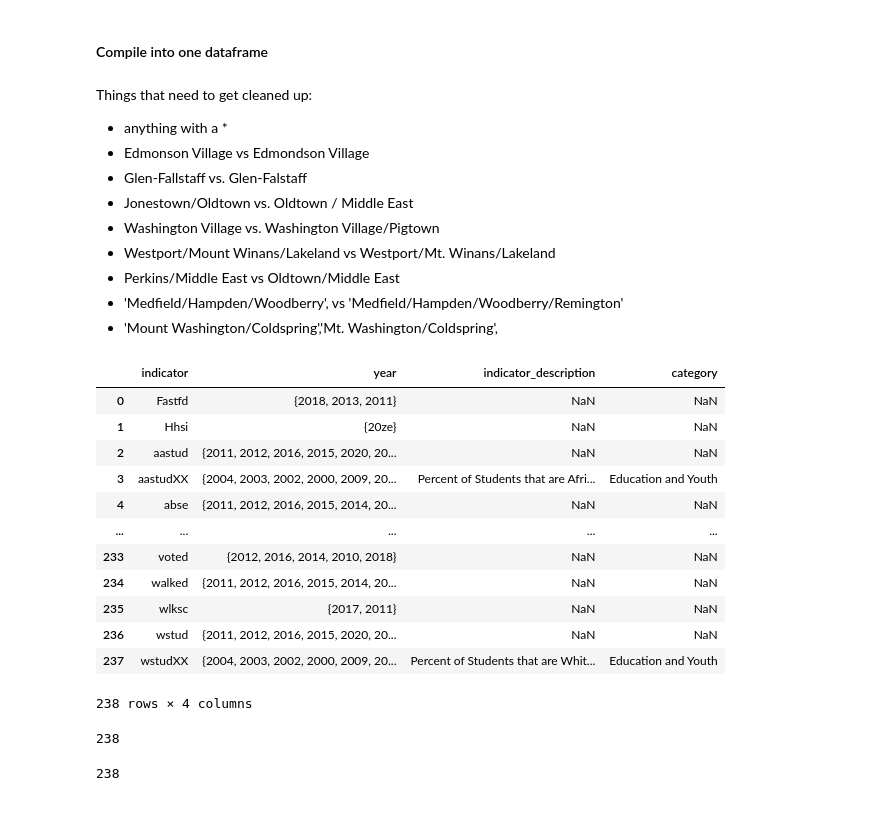
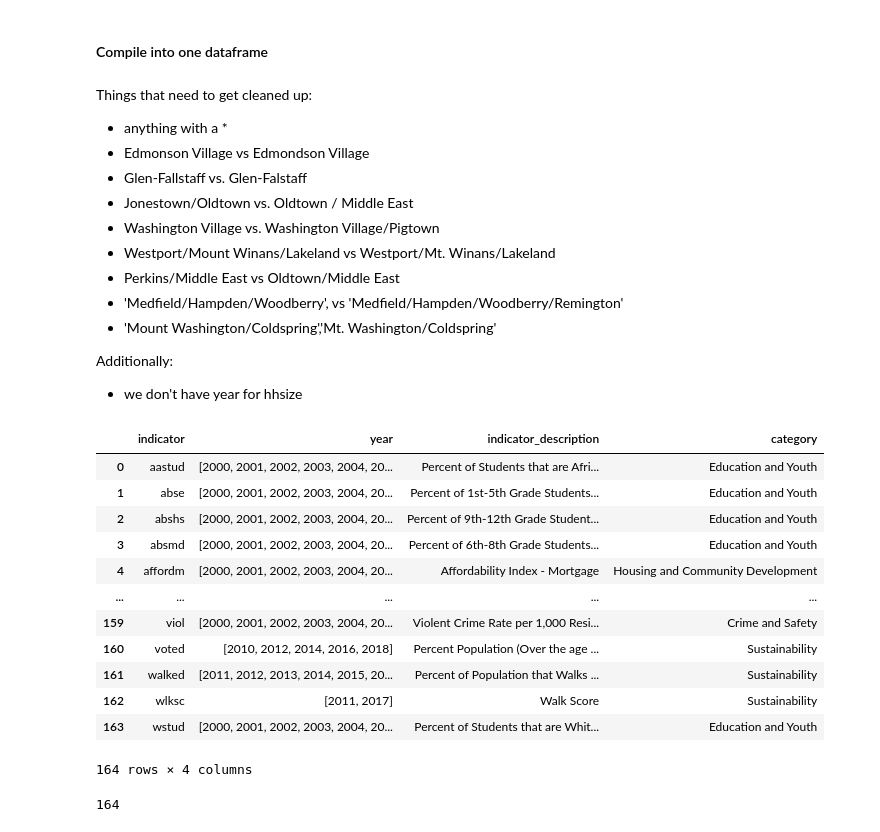
Before and after one commit to ejf78/cdc_vitalsigns, a Jupyter notebook: Vital Signs Analysis.ipynb, the cells around one changed output. Saved outputs shown, nothing was run; the diff lists cells and outputs as text; code cells hidden in the pictures.

```diff
--- a/Vital Signs Analysis.ipynb
+++ b/Vital Signs Analysis.ipynb
@@ -85,6 +87,8 @@ hvs = historic_indicators.melt(id_vars = ["CSA", "indicator", "indicator_categor
                         var_name = "year")
 # drop indicator category (will add it later so that it's uniform)
 hvs = hvs.drop(["indicator_category"], axis = 1)
+# remove the XX's from the indicator names
+hvs["indicator"] = hvs.indicator.str.replace("XX","")
 # %% [markdown]
 #### Clean data from 2010 onward
 # %%
@@ -116,7 +120,7 @@ mvs_df_2 = mvs2.melt(id_vars = index_cols,
 # msv3
 objectid_cols = [col for col in mvs3.columns if "OBJECTID" in col]
 mvs3 = mvs3.drop(objectid_cols, axis = 1)
-mvs3 = mvs3.drop(['Shape__Area', 'Shape__Length', "geometry"], axis = 1)
+mvs3 = mvs3.drop(['Shape__Area', 'Shape__Length', "geometry","CSA2010_1"], axis = 1)  # one off issue: drop "CSA2010_1" column
 mvs_df_3 = mvs3.melt(id_vars = index_cols,
                      var_name = "year-indicator",
                      value_name = "value")
@@ -174,6 +178,8 @@ vs["CSA"] = vs.CSA.str.replace("Edmonson","Edmondson", regex = False)
 vs["CSA"] = vs.CSA.str.replace("Falstaff","Fallstaff", regex = False) # really not sure which is right, but BNIA uses Fallstaff in modern communications
 vs["CSA"] = vs.CSA.str.replace("Mt. Washington","Mount Washington", regex = False)
 vs["CSA"] = vs.CSA.str.replace("Mt. Winans","Mount Winans", regex = False)
+# make indicator lowercase (for uniformity)
+vs["indicator"] = vs.indicator.str.lower()
 # %% [markdown]
 Things that need to get cleaned up:
 - anything with a *
@@ -184,44 +190,52 @@ Things that need to get cleaned up:
 - Westport/Mount Winans/Lakeland vs Westport/Mt. Winans/Lakeland
 - Perkins/Middle East vs Oldtown/Middle East
 - 'Medfield/Hampden/Woodberry', vs 'Medfield/Hampden/Woodberry/Remington'
--  'Mount Washington/Coldspring','Mt. Washington/Coldspring',
+-  'Mount Washington/Coldspring','Mt. Washington/Coldspring'
+
+Additionally:
+- we don't have year for hhsize
+# %%
+# one-off issue: hhsize API returns a dataframe that does not include year, so we need to do some correcting
+# rename the indicator
+vs["indicator"]  = vs.indicator.replace("hhsi","hhsize")
+# replace the year value with unknown
+vs["year"] = vs.year.replace("20ze","uknown")
 # %%
 # export for posterity
 vs.to_csv("full_vital_signs.csv", index = False)
 # %%
-# create an info dataframe of indicator, years available, description, and category
-info = vs[["indicator","year"]].groupby(["indicator"])["year"].apply(set).reset_index()
+## create an info dataframe of indicator, years available, description, and category
+# function for a sorted set
+def sort_set(series):
+  x = set(series)
+  return sorted(x)
+
+# get dataframe of indicators and years available for each (sorted)
+info = vs[["indicator","year"]].groupby(["indicator"])["year"].apply(sort_set).reset_index()
 # grab the info from the api DF
-indicator_desc = api_df.rename(columns = {"Indicator":"indicator_description","ShortName":"indicator","Section":"category"})[["indicator_description","indicator","category"]]
+indicator_desc = api_df.rename(columns = {"Indicator":"indicator_description","shortname_noX":"indicator","Section":"category"})[["indicator_description","indicator","category"]]
 info = info.merge(indicator_desc, how = "left")
 info
 # %% [output]
 |  | indicator | year | indicator_description | category |
-| 0 | Fastfd | {2018, 2013, 2011} | NaN | NaN |
-| 1 | Hhsi | {20ze} | NaN | NaN |
-| 2 | aastud | {2011, 2012, 2016, 2015, 2020, 20... | NaN | NaN |
-| 3 | aastudXX | {2004, 2003, 2002, 2000, 2009, 20... | Percent of Students that are Afri... | Education and Youth |
-| 4 | abse | {2011, 2012, 2016, 2015, 2014, 20... | NaN | NaN |
+| 0 | aastud | [2000, 2001, 2002, 2003, 2004, 20... | Percent of Students that are Afri... | Education and Youth |
+| 1 | abse | [2000, 2001, 2002, 2003, 2004, 20... | Percent of 1st-5th Grade Students... | Education and Youth |
+| 2 | abshs | [2000, 2001, 2002, 2003, 2004, 20... | Percent of 9th-12th Grade Student... | Education and Youth |
+| 3 | absmd | [2000, 2001, 2002, 2003, 2004, 20... | Percent of 6th-8th Grade Students... | Education and Youth |
+| 4 | affordm | [2000, 2001, 2002, 2003, 2004, 20... | Affordability Index - Mortgage | Housing and Community Development |
 | ... | ... | ... | ... | ... |
-| 233 | voted | {2012, 2016, 2014, 2010, 2018} | NaN | NaN |
-| 234 | walked | {2011, 2012, 2016, 2015, 2014, 20... | NaN | NaN |
-| 235 | wlksc | {2017, 2011} | NaN | NaN |
-| 236 | wstud | {2011, 2012, 2016, 2015, 2020, 20... | NaN | NaN |
-| 237 | wstudXX | {2004, 2003, 2002, 2000, 2009, 20... | Percent of Students that are Whit... | Education and Youth |
+| 159 | viol | [2000, 2001, 2002, 2003, 2004, 20... | Violent Crime Rate per 1,000 Resi... | Crime and Safety |
+| 160 | voted | [2010, 2012, 2014, 2016, 2018] | Percent Population (Over the age ... | Sustainability |
+| 161 | walked | [2011, 2012, 2013, 2014, 2015, 20... | Percent of Population that Walks ... | Sustainability |
+| 162 | wlksc | [2011, 2017] | Walk Score | Sustainability |
+| 163 | wstud | [2000, 2001, 2002, 2003, 2004, 20... | Percent of Students that are Whit... | Education and Youth |
-238 rows × 4 columns
+164 rows × 4 columns
 # %%
 # export
 info.to_csv("indicator_info.csv", index = False)
-# %%
-# how many indicators should I have?
-all_indicators = [hvs.indicator,mvs_df_1.indicator,mvs_df_2.indicator, mvs_df_3.indicator]
-indicator_set = set().union(*all_indicators)
-len(indicator_set) # a total of 238 unique identifiers(this seems too high...)
-# %% [output]
-238
 # %%
-# how many did I end up with?
-len(set(vs.indicator))
+# how many unique indicators did I end up with?
+len(set(vs.indicator)) # great
 # %% [output]
-238
+164
 # %%
```
Also changed, not shown: parts of 12 cells of this notebook.
